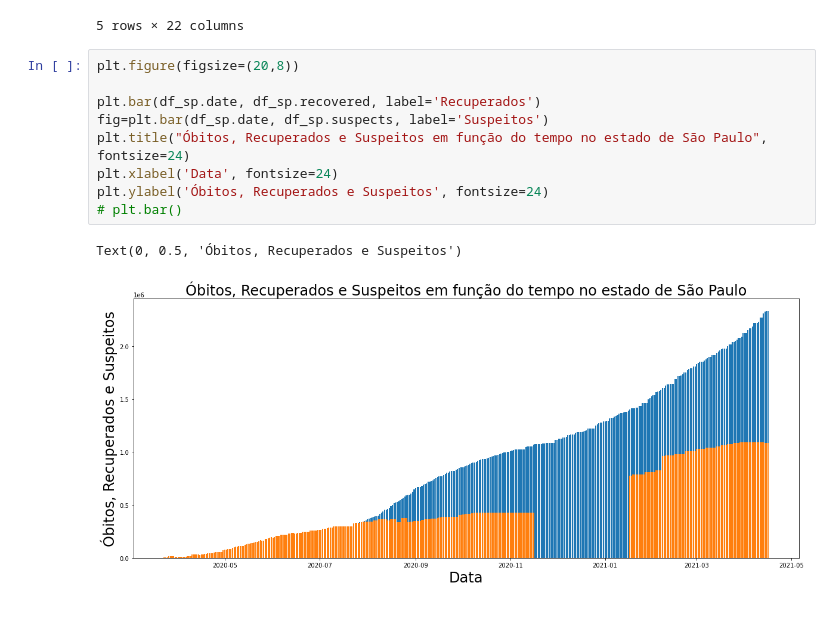
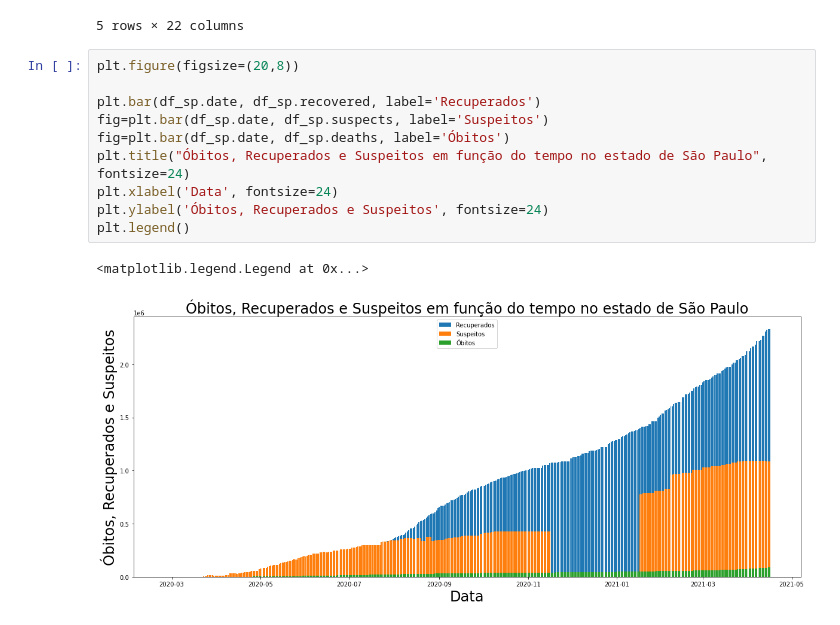
Before and after one commit to joaoarthursilva/covid-19-analise, a Jupyter notebook: COVID-19 - Análise.ipynb, the cells around one changed output. Saved outputs shown, nothing was run; the diff lists cells and outputs as text.

```diff
--- a/COVID-19 - Análise.ipynb
+++ b/COVID-19 - Análise.ipynb
@@ -92,12 +92,13 @@ df_sp.tail()
 # %%
 plt.figure(figsize=(20,8))
 
 plt.bar(df_sp.date, df_sp.recovered, label='Recuperados')
 fig=plt.bar(df_sp.date, df_sp.suspects, label='Suspeitos')
+fig=plt.bar(df_sp.date, df_sp.deaths, label='Óbitos')
 plt.title("Óbitos, Recuperados e Suspeitos em função do tempo no estado de São Paulo", fontsize=24)
 plt.xlabel('Data', fontsize=24)
 plt.ylabel('Óbitos, Recuperados e Suspeitos', fontsize=24)
-# plt.bar()
+plt.legend()
 # %% [output]
-Text(0, 0.5, 'Óbitos, Recuperados e Suspeitos')
+<matplotlib.legend.Legend at 0x...>
-[figure, old version]
+[figure, new version]
```
